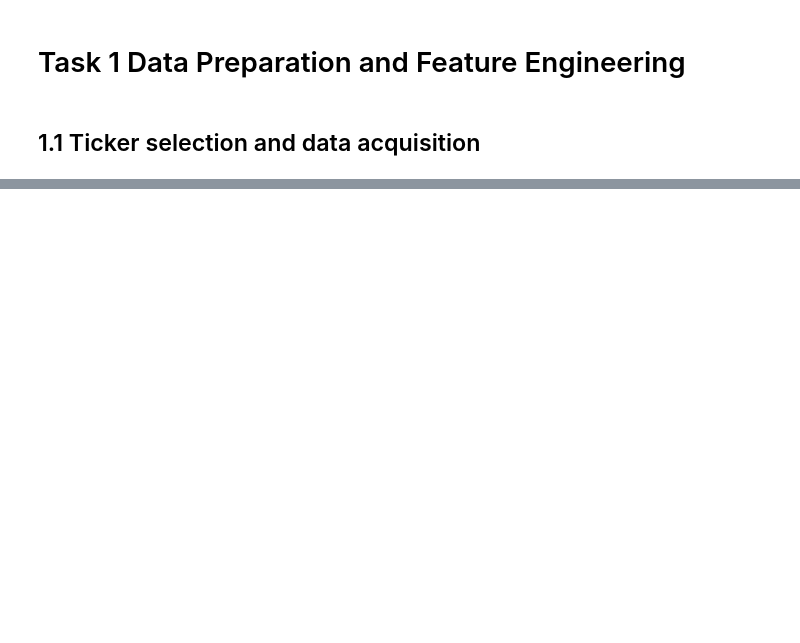
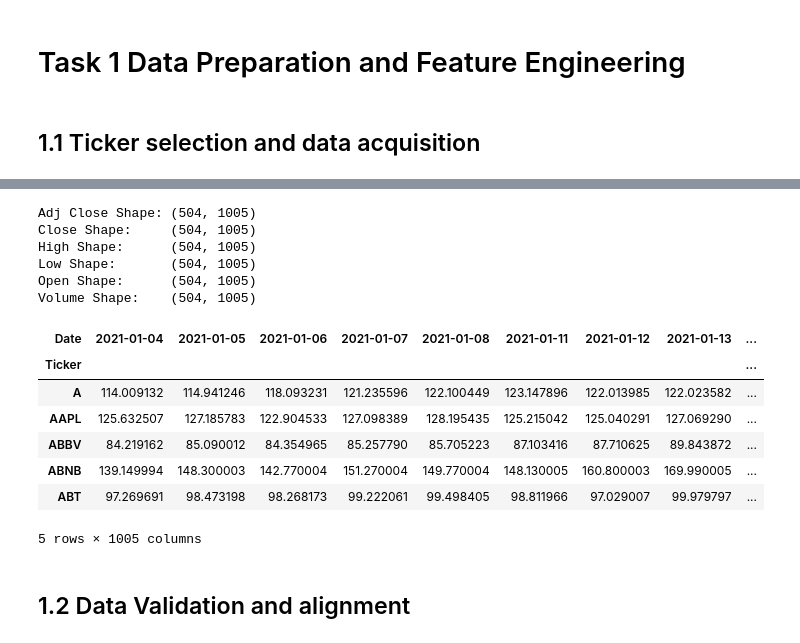
Before and after one commit to Govindu-Sathruwan/CRM-CM-CW1, a Jupyter notebook: CRM_&_CM_CW1.ipynb, the cells around one changed output, grey strips where cells are left out. Saved outputs shown, nothing was run; the diff lists cells and outputs as text; code cells hidden in the pictures; blank space fills up the shorter version.

```diff
--- a/CRM_&_CM_CW1.ipynb
+++ b/CRM_&_CM_CW1.ipynb
@@ -65,0 +85,36 @@ KeyboardInterrupt
+# %%
+# Split the transposed dataset into separate DataFrames by Price type
+adj_close_df = market_data_1.xs('Adj Close', level='Price')
+close_df = market_data_1.xs('Close', level='Price')
+high_df = market_data_1.xs('High', level='Price')
+low_df = market_data_1.xs('Low', level='Price')
+open_df = market_data_1.xs('Open', level='Price')
+volume_df = market_data_1.xs('Volume', level='Price')
+
+# Print the shape of each split dataset
+print('Adj Close Shape:', adj_close_df.shape)
+print('Close Shape:    ', close_df.shape)
+print('High Shape:     ', high_df.shape)
+print('Low Shape:      ', low_df.shape)
+print('Open Shape:     ', open_df.shape)
+print('Volume Shape:   ', volume_df.shape)
+
+# Display a preview of the Adjusted Close DataFrame
+display(adj_close_df.head())
+# %% [output]
+Adj Close Shape: (504, 1005)
+Close Shape:     (504, 1005)
+High Shape:      (504, 1005)
+Low Shape:       (504, 1005)
+Open Shape:      (504, 1005)
+Volume Shape:    (504, 1005)
+| Date | 2021-01-04 | 2021-01-05 | 2021-01-06 | 2021-01-07 | 2021-01-08 | 2021-01-11 | 2021-01-12 | 2021-01-13 | ... |
+| Ticker |  |  |  |  |  |  |  |  | ... |
+| A | 114.009132 | 114.941246 | 118.093231 | 121.235596 | 122.100449 | 123.147896 | 122.013985 | 122.023582 | ... |
+| AAPL | 125.632507 | 127.185783 | 122.904533 | 127.098389 | 128.195435 | 125.215042 | 125.040291 | 127.069290 | ... |
+| ABBV | 84.219162 | 85.090012 | 84.354965 | 85.257790 | 85.705223 | 87.103416 | 87.710625 | 89.843872 | ... |
+| ABNB | 139.149994 | 148.300003 | 142.770004 | 151.270004 | 149.770004 | 148.130005 | 160.800003 | 169.990005 | ... |
+| ABT | 97.269691 | 98.473198 | 98.268173 | 99.222061 | 99.498405 | 98.811966 | 97.029007 | 99.979797 | ... |
+5 rows × 1005 columns
+# %% [markdown]
+## 1.2 Data Validation and alignment
```
Also changed, not shown: parts of 2 cells of this notebook.
